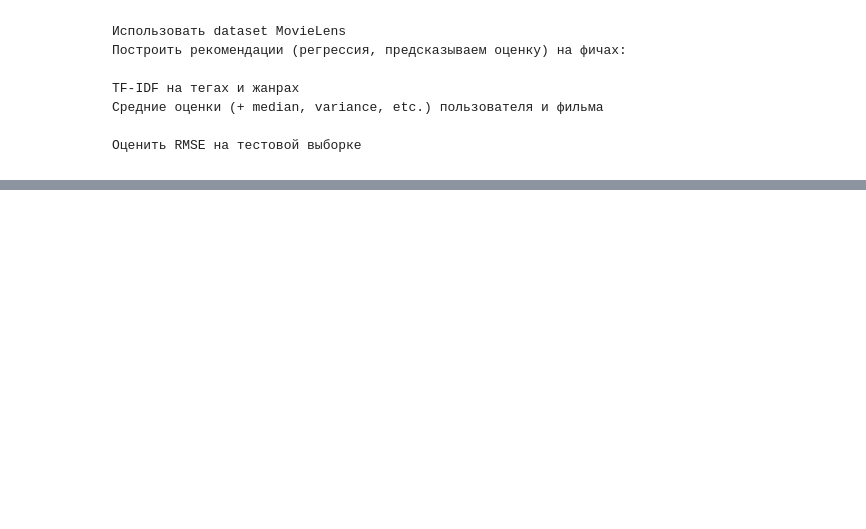
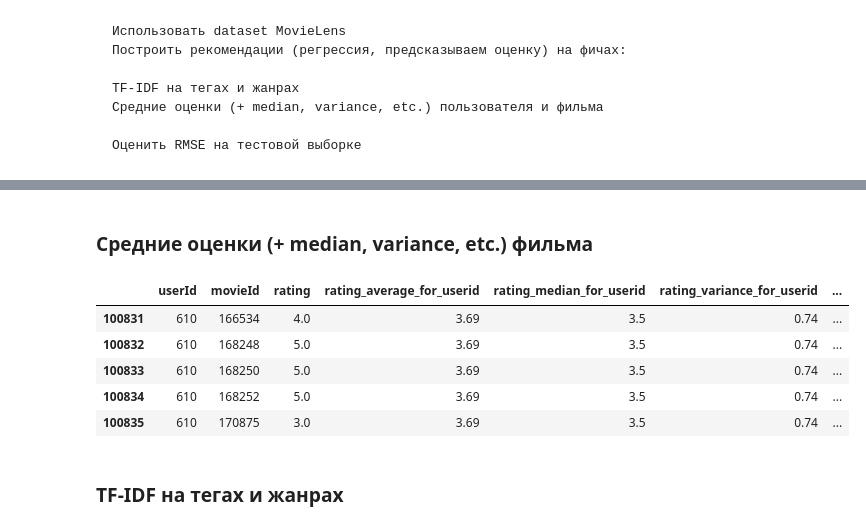
Before and after one commit to HeliosBI/AMLHW9_CBRS, a Jupyter notebook: AMLHW9.ipynb, the cells around one changed output, grey strips where cells are left out. Saved outputs shown, nothing was run; the diff lists cells and outputs as text; code cells hidden in the pictures; blank space fills up the shorter version.

```diff
--- a/AMLHW9.ipynb
+++ b/AMLHW9.ipynb
@@ -27,0 +74,2 @@ tags.head()
+# %% [markdown]
+### Средние оценки (+ median, variance, etc.) фильма
@@ -27,0 +82,20 @@ tags.head()
+# %%
+df = df.merge(movieId_median_rating, how='left', left_on='movieId', right_index=True, suffixes=('', '_median_for_movieId'))
+# %%
+movieId_variance_rating = ratings.groupby('movieId').rating.var().round(2)
+# %%
+df = df.merge(movieId_variance_rating, how='left', left_on='movieId', right_index=True, suffixes=('', '_variance_for_movieId'))
+# %%
+df.rating_variance_for_movieId = df.rating_variance_for_movieId.fillna(0)
+# %%
+# df.info()
+df.tail()
+# %% [output]
+|  | userId | movieId | rating | rating_average_for_userid | rating_median_for_userid | rating_variance_for_userid | ... |
+| 100831 | 610 | 166534 | 4.0 | 3.69 | 3.5 | 0.74 | ... |
+| 100832 | 610 | 168248 | 5.0 | 3.69 | 3.5 | 0.74 | ... |
+| 100833 | 610 | 168250 | 5.0 | 3.69 | 3.5 | 0.74 | ... |
+| 100834 | 610 | 168252 | 5.0 | 3.69 | 3.5 | 0.74 | ... |
+| 100835 | 610 | 170875 | 3.0 | 3.69 | 3.5 | 0.74 | ... |
+# %% [markdown]
+### TF-IDF на тегах и жанрах
```
Also changed, not shown: parts of 45 cells of this notebook.
